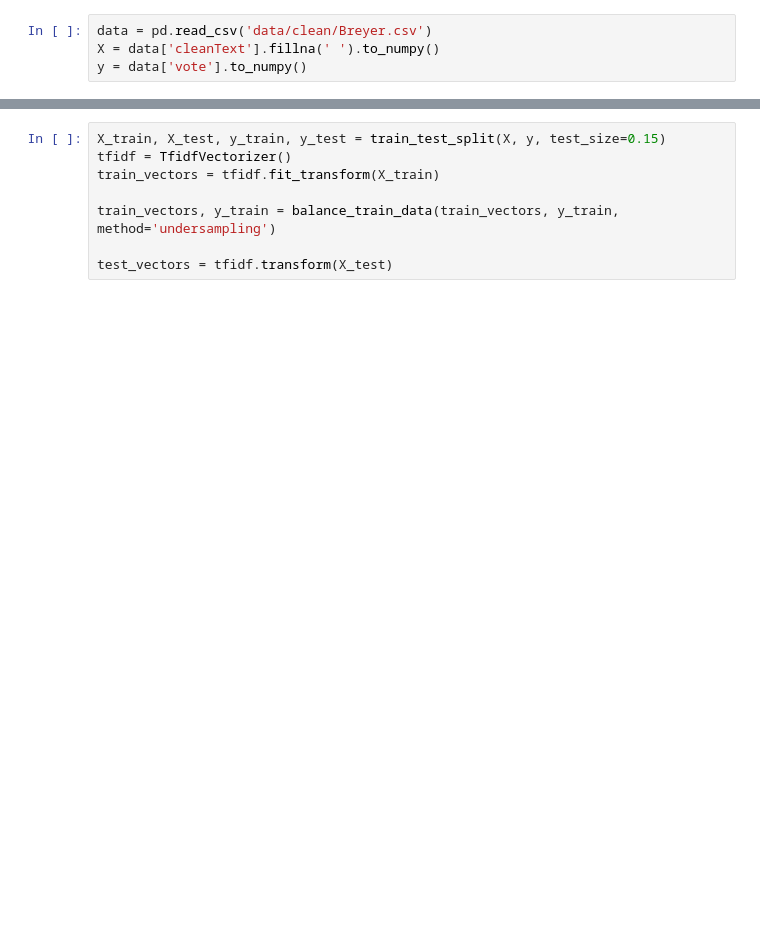
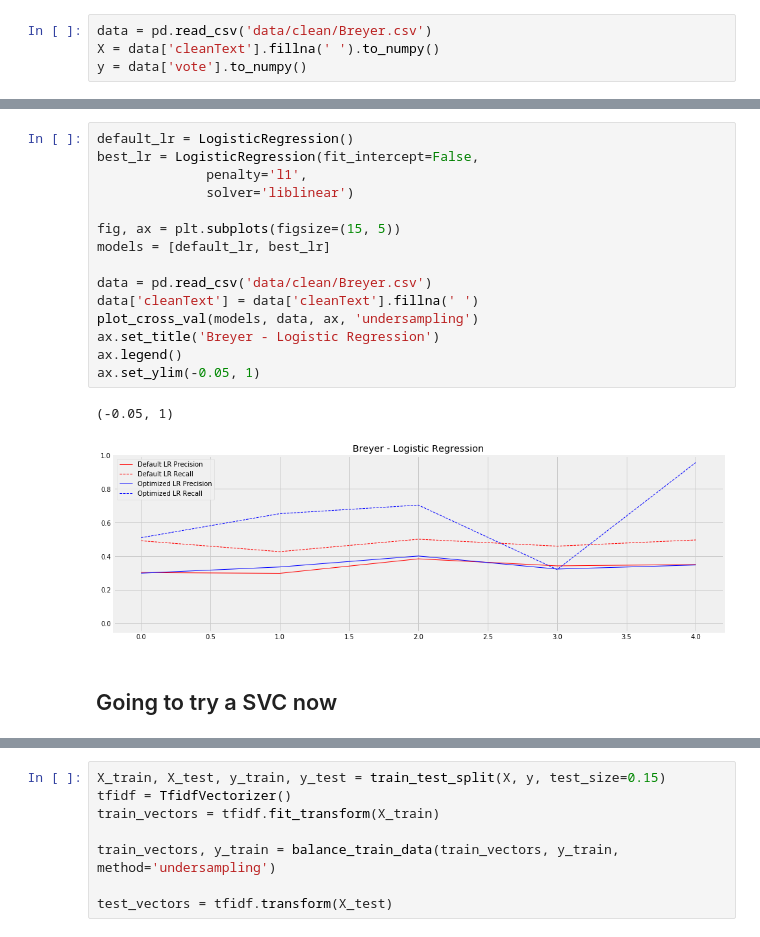
Before and after one commit to rcohngru/Predicting-Supreme-Court-Outcomes, a Jupyter notebook: Hyperparameter Tuning.ipynb, the cells around one changed output, grey strips where cells are left out. Drawn from its saved outputs; the diff is of its cells as text; blank space fills up the shorter version.

Commit message:
retuned b/c used smote instead of undersampling. updated readme

```diff
--- a/Hyperparameter Tuning.ipynb
+++ b/Hyperparameter Tuning.ipynb
@@ -225,0 +247,20 @@ ax.set_ylim(-0.05, 1)
+# %%
+default_lr = LogisticRegression()
+best_lr = LogisticRegression(fit_intercept=False,
+              penalty='l1',
+              solver='liblinear')
+
+fig, ax = plt.subplots(figsize=(15, 5))
+models = [default_lr, best_lr]
+
+data = pd.read_csv('data/clean/Breyer.csv')
+data['cleanText'] = data['cleanText'].fillna(' ')
+plot_cross_val(models, data, ax, 'undersampling')
+ax.set_title('Breyer - Logistic Regression')
+ax.legend()
+ax.set_ylim(-0.05, 1)
+# %% [output]
+(-0.05, 1)
+[figure, added]
+# %% [markdown]
+## Going to try a SVC now
```
Also changed, not shown: parts of 22 cells of this notebook, 5 other files.
